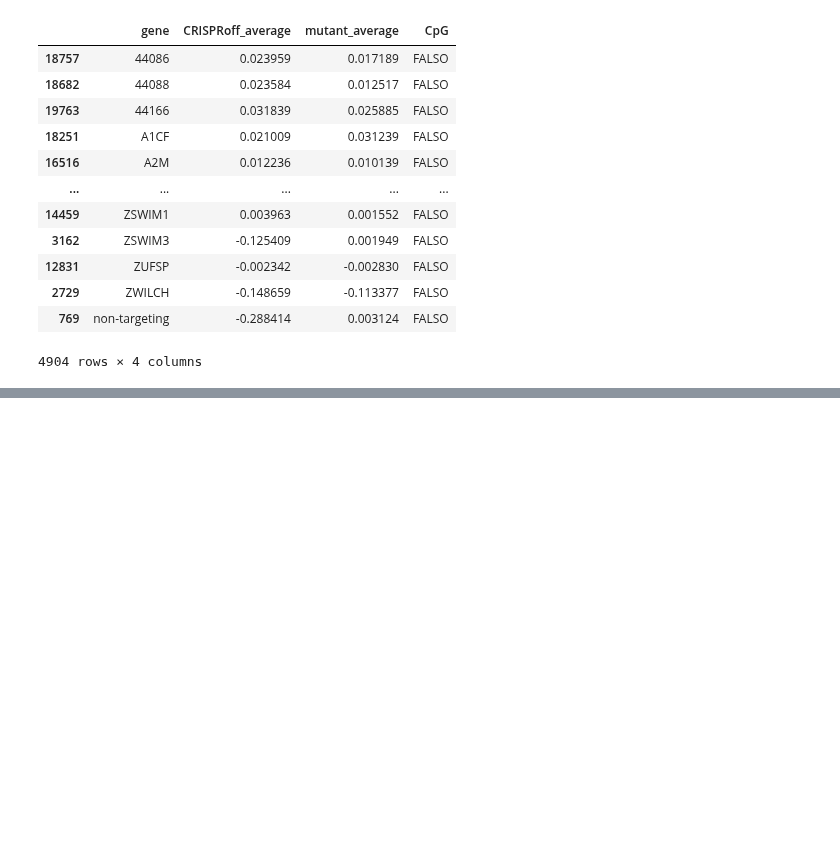
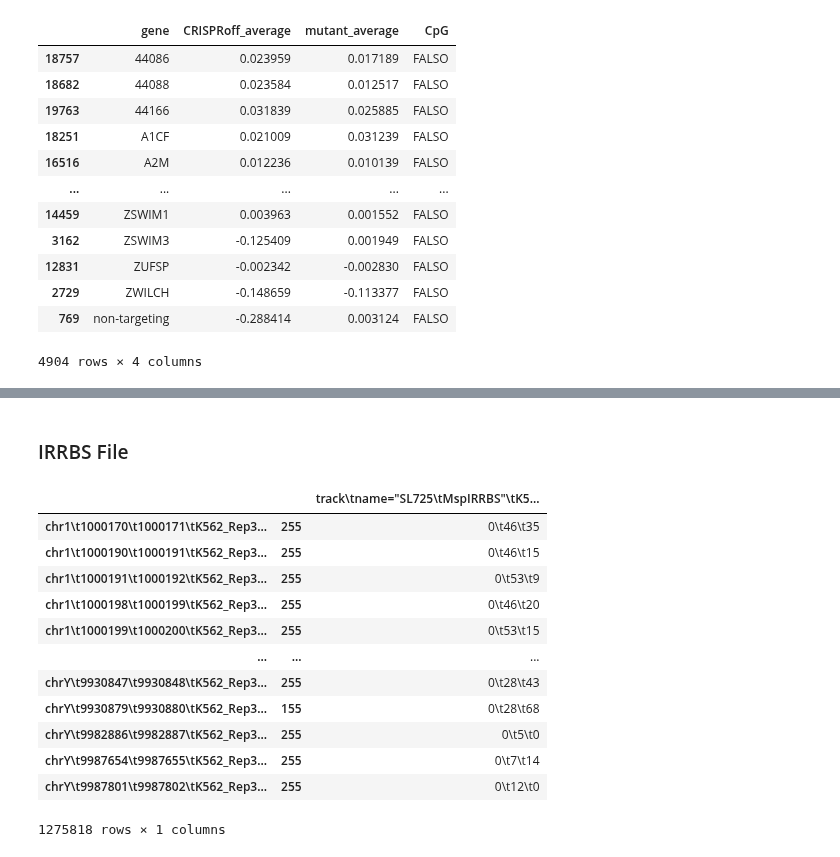
Before and after one commit to sermare/DeepOff, a Jupyter notebook: 1000 essential genes.ipynb, the cells around one changed output, grey strips where cells are left out. Drawn from its saved outputs; the diff is of its cells as text; code cells hidden in the pictures; blank space fills up the shorter version.

Commit message:
mapping the methylation

```diff
--- a/1000 essential genes.ipynb
+++ b/1000 essential genes.ipynb
@@ -345,0 +354,19 @@ Genes with CpGs: 1866
+# %% [markdown]
+### IRRBS File
+# %%
+irbs = pd.read_csv('wgEncodeHaibMethylRrbsK562HaibSitesRep1.bed', sep=',', header = 0)
+irbs
+# %% [output]
+|  |  | track\tname="SL725\tMspIRRBS"\tK5... |
+| chr1\t1000170\t1000171\tK562_Rep3... | 255 | 0\t46\t35 |
+| chr1\t1000190\t1000191\tK562_Rep3... | 255 | 0\t46\t15 |
+| chr1\t1000191\t1000192\tK562_Rep3... | 255 | 0\t53\t9 |
+| chr1\t1000198\t1000199\tK562_Rep3... | 255 | 0\t46\t20 |
+| chr1\t1000199\t1000200\tK562_Rep3... | 255 | 0\t53\t15 |
+| ... | ... | ... |
+| chrY\t9930847\t9930848\tK562_Rep3... | 255 | 0\t28\t43 |
+| chrY\t9930879\t9930880\tK562_Rep3... | 155 | 0\t28\t68 |
+| chrY\t9982886\t9982887\tK562_Rep3... | 255 | 0\t5\t0 |
+| chrY\t9987654\t9987655\tK562_Rep3... | 255 | 0\t7\t14 |
+| chrY\t9987801\t9987802\tK562_Rep3... | 255 | 0\t12\t0 |
+1275818 rows × 1 columns
```
Also changed, not shown: parts of 11 cells of this notebook, 10 other files.
